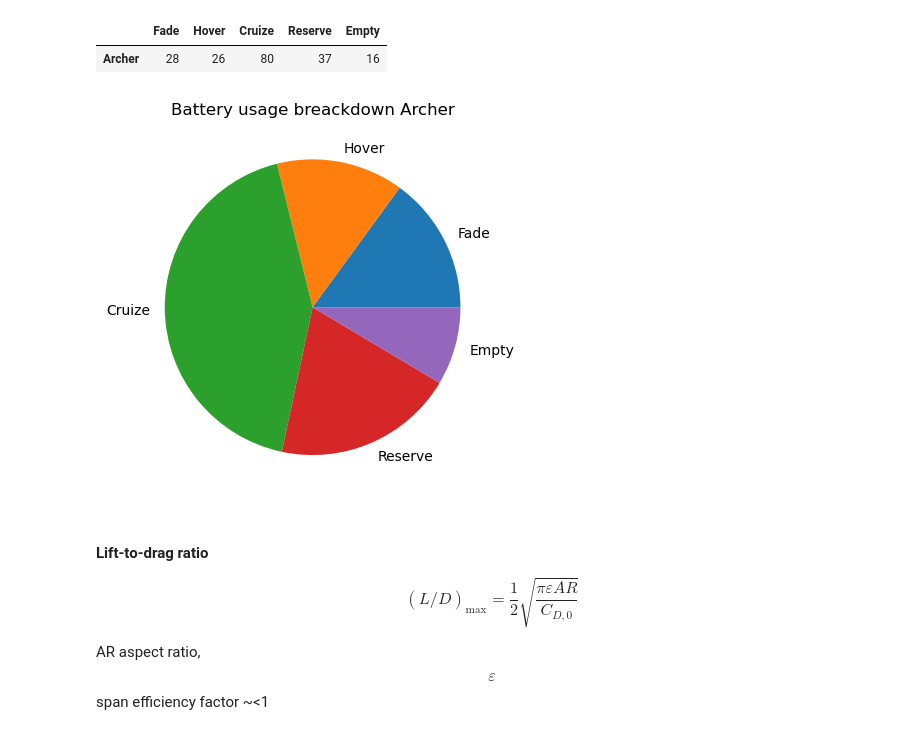
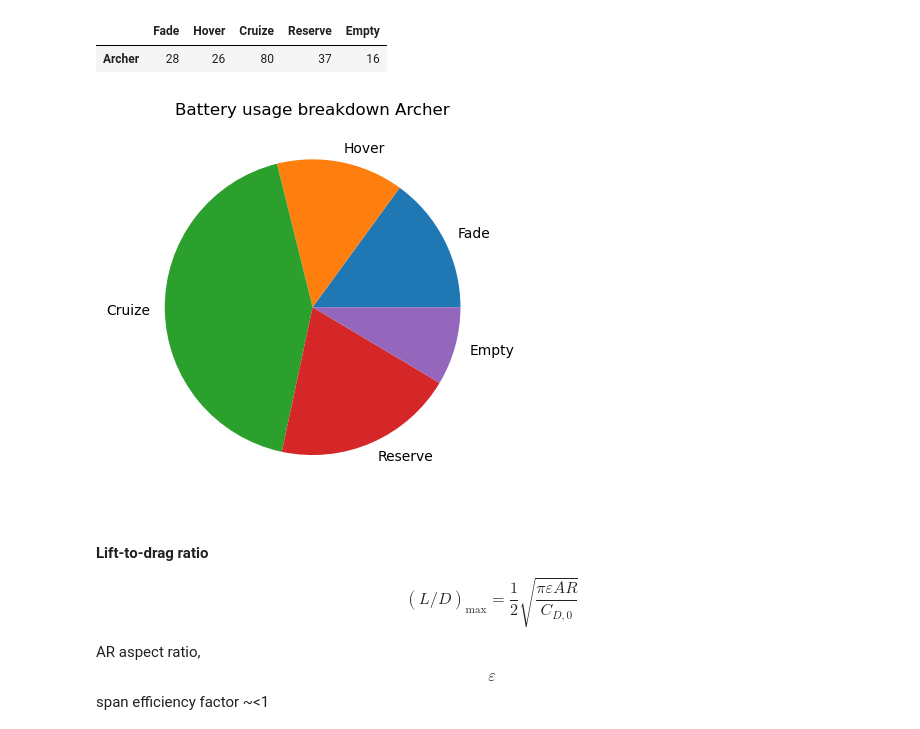
Before and after one commit to clementnardari/Sizing_eVTOL, a Jupyter notebook: Design.ipynb, the cells around one changed output. Saved outputs shown, nothing was run; the diff lists cells and outputs as text; code cells hidden in the pictures.

```diff
--- a/Design.ipynb
+++ b/Design.ipynb
@@ -208,10 +209,10 @@ Energy_df
 | Archer | 28 | 26 | 80 | 37 | 16 |
 # %%
 plt.pie(Energy_df.loc['Archer'].values,labels=np.array(Energy_df.columns))
-plt.title('Battery usage breackdown Archer')
+plt.title('Battery usage breakdown Archer')
 plt.show()
 # %% [output]
-[figure, old version]
+[figure, new version]
 # %% [markdown]
 ####  Lift-to-drag ratio
 $$ (L/D)_{\max }={\frac {1}{2}}{\sqrt {\frac {\pi \varepsilon AR}{C_{D,0}}}} $$
```
Also changed, not shown: parts of 3 cells of this notebook.
